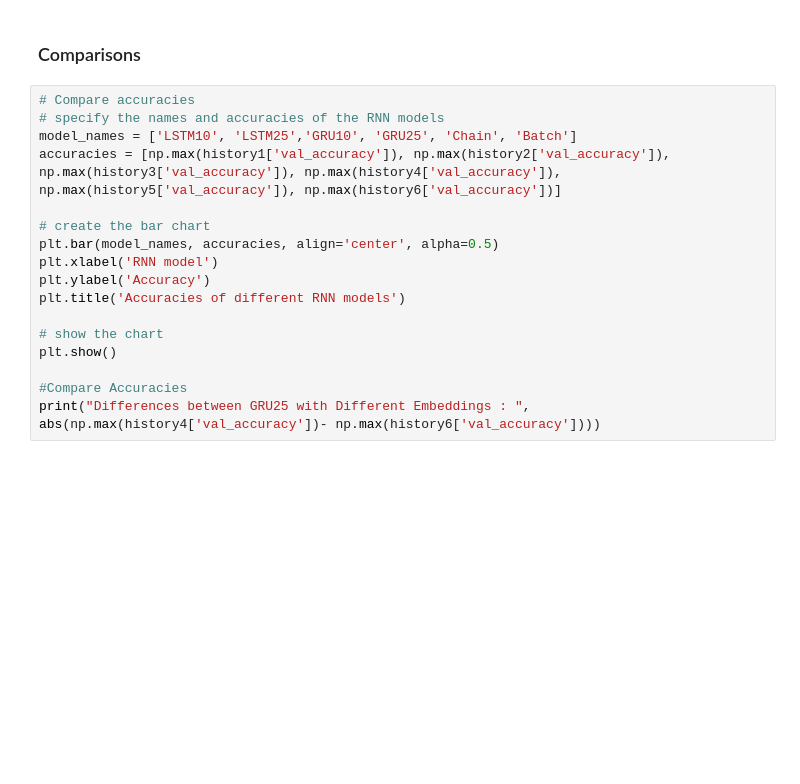
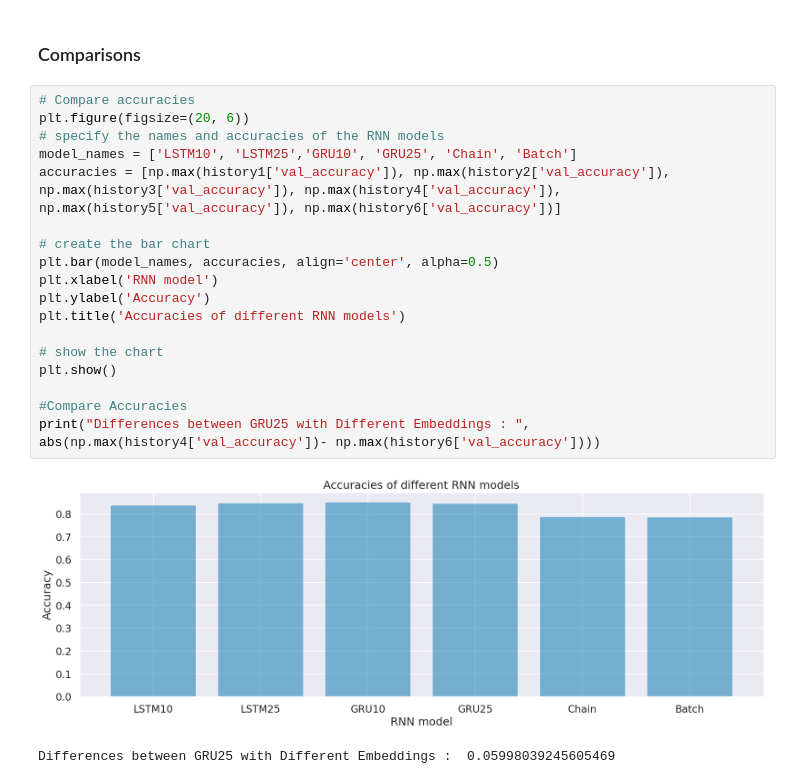
Before and after one commit to abdelllrazekkk/Lab-Assignment-Seven-Recurrent-Network-Architectures, a Jupyter notebook: Lab-Seven-Recurrent-Network-Architectures.ipynb, the cells around one changed output. Drawn from its saved outputs; the diff is of its cells as text; blank space fills up the shorter version.

Commit message:
changing figsize

```diff
--- a/Lab-Seven-Recurrent-Network-Architectures.ipynb
+++ b/Lab-Seven-Recurrent-Network-Architectures.ipynb
@@ -843,21 +870,25 @@ print("Precision :", prec6)
 ### Comparisons
 # %%
 # Compare accuracies
+plt.figure(figsize=(20, 6))
 # specify the names and accuracies of the RNN models
 model_names = ['LSTM10', 'LSTM25','GRU10', 'GRU25', 'Chain', 'Batch']
 accuracies = [np.max(history1['val_accuracy']), np.max(history2['val_accuracy']), np.max(history3['val_accuracy']), np.max(history4['val_accuracy']), np.max(history5['val_accuracy']), np.max(history6['val_accuracy'])]
 
 # create the bar chart
 plt.bar(model_names, accuracies, align='center', alpha=0.5)
 plt.xlabel('RNN model')
 plt.ylabel('Accuracy')
 plt.title('Accuracies of different RNN models')
 
 # show the chart
 plt.show()
 
 #Compare Accuracies
 print("Differences between GRU25 with Different Embeddings : ",  abs(np.max(history4['val_accuracy'])- np.max(history6['val_accuracy'])))
+# %% [output]
+[figure, added]
+Differences between GRU25 with Different Embeddings :  0.05998039245605469
 # %%
 #Compare the Precisions
 plt.figure(figsize=(20, 6))
```
Also changed, not shown: parts of 4 cells of this notebook.
